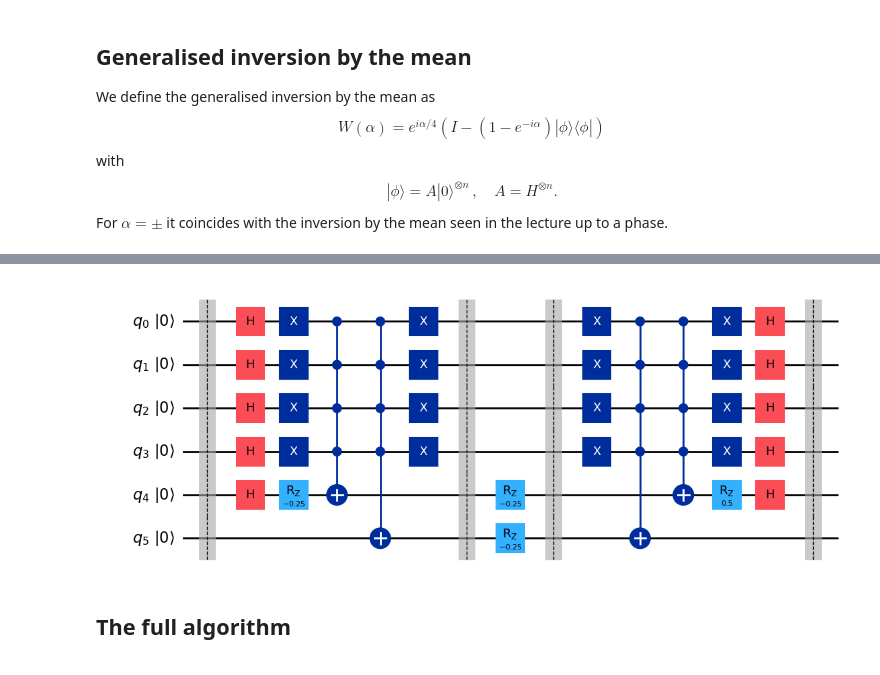
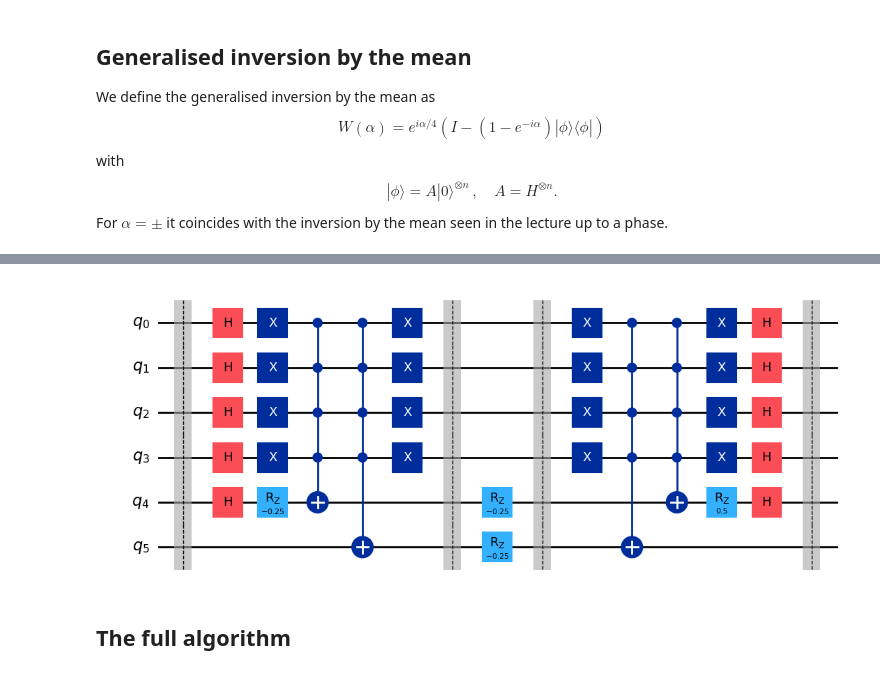
Before and after one commit to moritzhauschulz/my_QC, a Jupyter notebook: cw/CW2324.ipynb, the cells around one changed output, grey strips where cells are left out. Drawn from its saved outputs; the diff is of its cells as text; code cells hidden in the pictures.

```diff
--- a/cw/CW2324.ipynb
+++ b/cw/CW2324.ipynb
@@ -212,9 +213,9 @@ def create_w(alpha, num_qubits):
     return qc
 # %%
 #Testing Cell
-create_w(0.5,5).draw(output='mpl', cregbundle=False, initial_state=True)
+create_w(0.5,5).draw(output="mpl", style="iqp")
 # %% [output]
-[figure, old version]
+[figure, new version]
 # %% [markdown]
 ## The full algorithm
 # %% [markdown]
```
Also changed, not shown: parts of 4 cells of this notebook.
